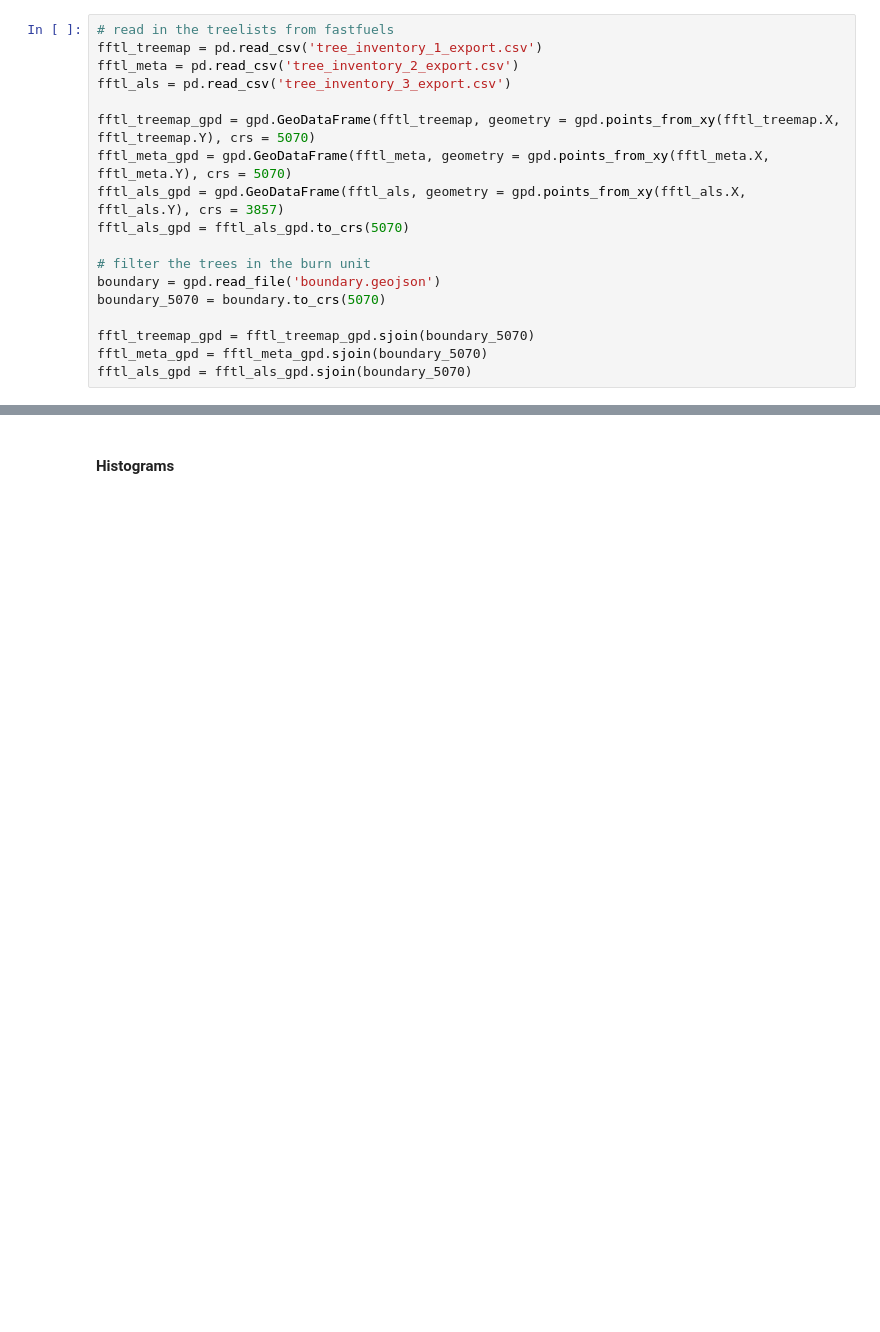
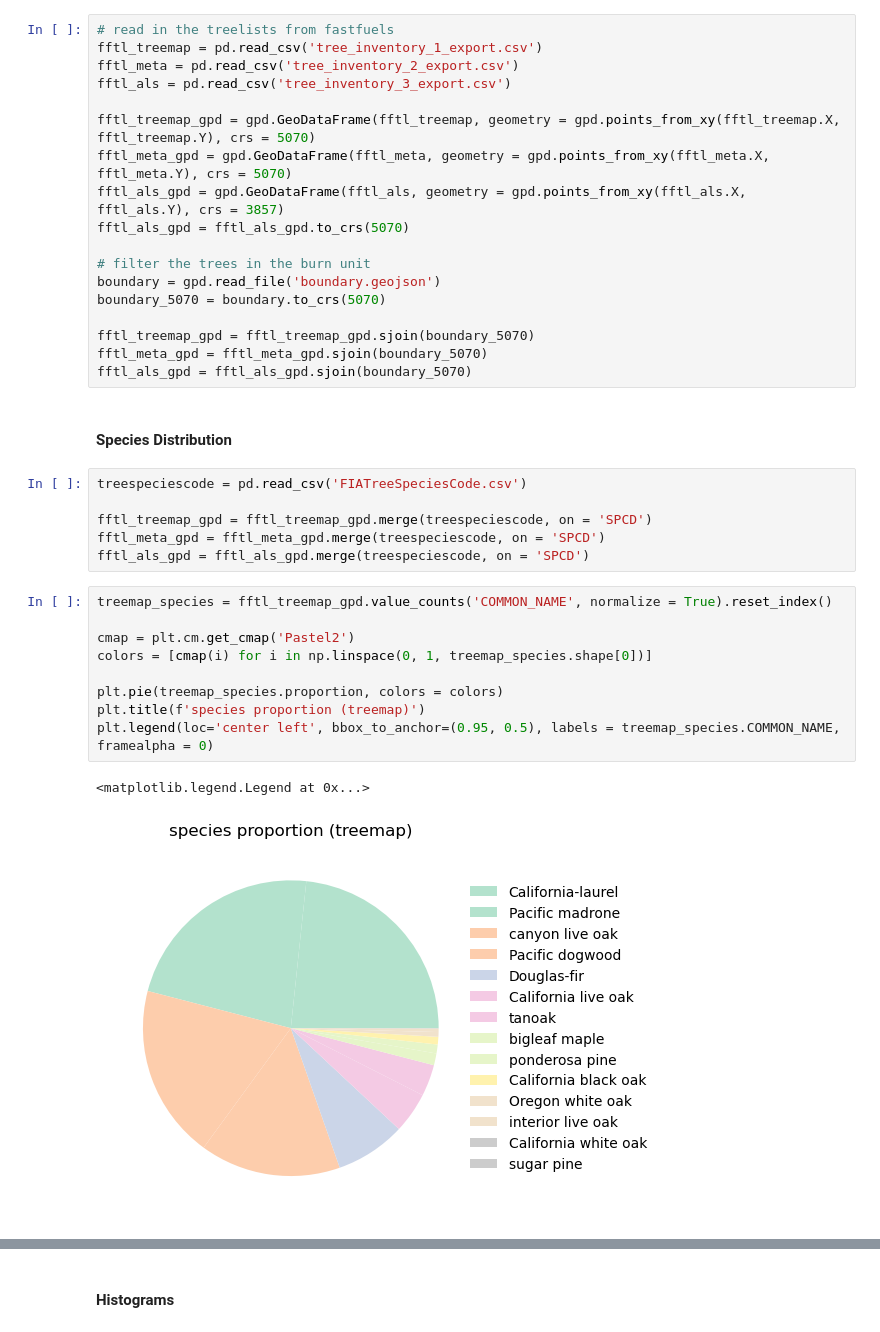
Before and after one commit to BurnPro3D/agu_2025, a Jupyter notebook: workflow_PUC.ipynb, the cells around one changed output, grey strips where cells are left out. Drawn from its saved outputs; the diff is of its cells as text; blank space fills up the shorter version.

Commit message:
added species distribution chart

```diff
--- a/workflow_PUC.ipynb
+++ b/workflow_PUC.ipynb
@@ -715,3 +715,23 @@ boundary_5070 = boundary.to_crs(5070)
 fftl_treemap_gpd = fftl_treemap_gpd.sjoin(boundary_5070)
 fftl_meta_gpd = fftl_meta_gpd.sjoin(boundary_5070)
 fftl_als_gpd = fftl_als_gpd.sjoin(boundary_5070)
+# %% [markdown]
+#### Species Distribution
+# %%
+treespeciescode = pd.read_csv('FIATreeSpeciesCode.csv')
+
+fftl_treemap_gpd = fftl_treemap_gpd.merge(treespeciescode, on = 'SPCD')
+fftl_meta_gpd = fftl_meta_gpd.merge(treespeciescode, on = 'SPCD')
+fftl_als_gpd = fftl_als_gpd.merge(treespeciescode, on = 'SPCD')
+# %%
+treemap_species = fftl_treemap_gpd.value_counts('COMMON_NAME', normalize = True).reset_index()
+
+cmap = plt.cm.get_cmap('Pastel2')
+colors = [cmap(i) for i in np.linspace(0, 1, treemap_species.shape[0])]
+
+plt.pie(treemap_species.proportion, colors = colors)
+plt.title(f'species proportion (treemap)')
+plt.legend(loc='center left', bbox_to_anchor=(0.95, 0.5), labels = treemap_species.COMMON_NAME, framealpha = 0)
+# %% [output]
+<matplotlib.legend.Legend at 0x...>
+[figure, added]
```
Also changed, not shown: parts of 5 cells of this notebook, 1 other file.
